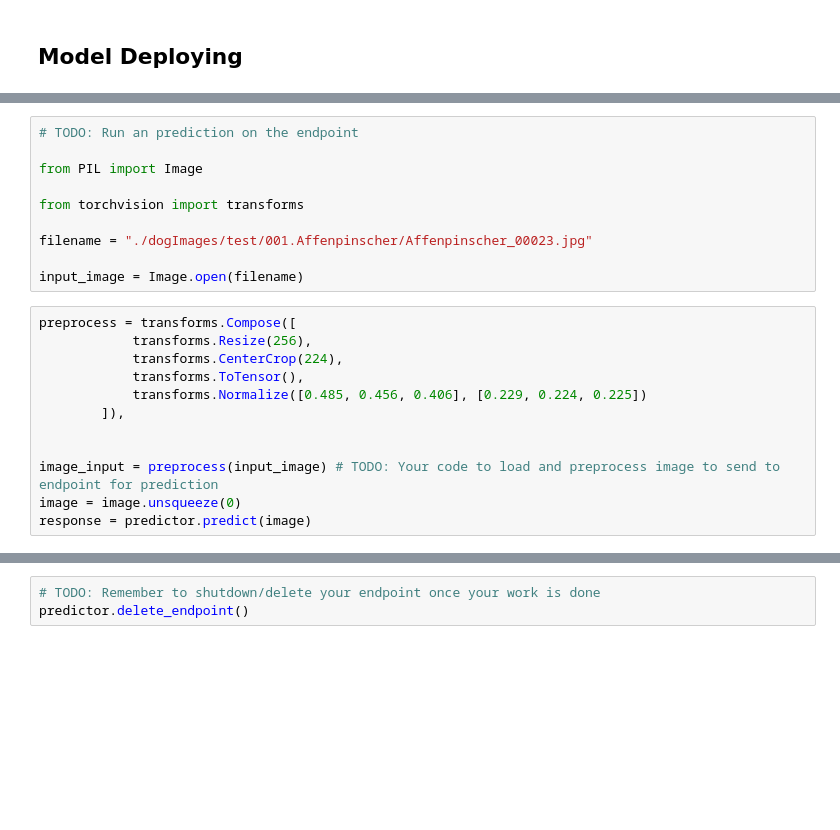
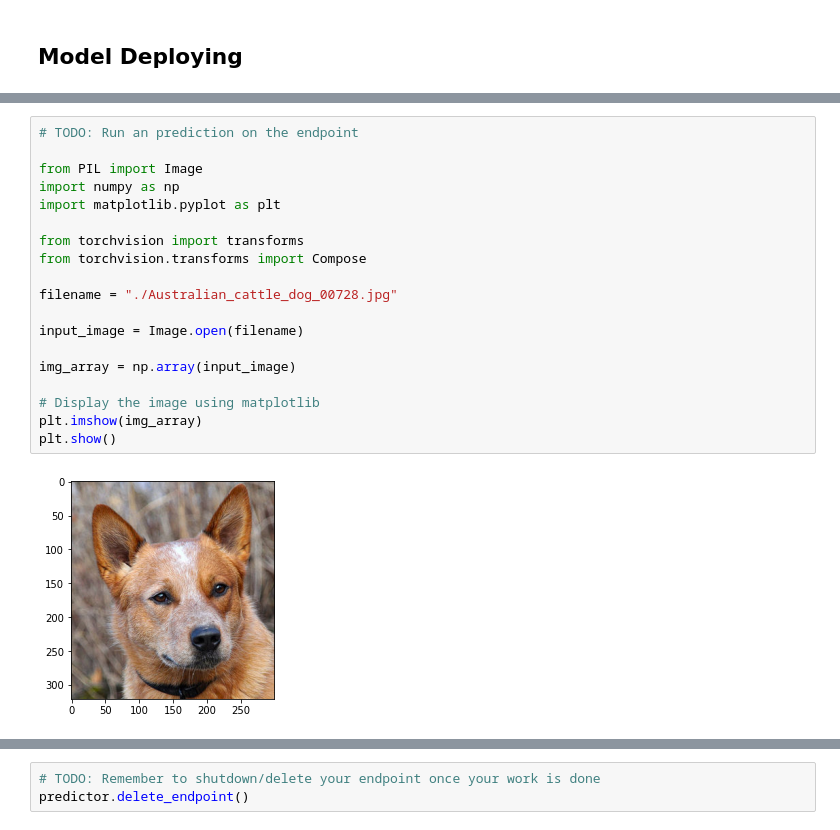
Before and after one commit to callmesora/Sagemaker-Profiler-Debugger-with-Custom-Models, a Jupyter notebook: train_and_deploy.ipynb, the cells around one changed output, grey strips where cells are left out. Drawn from its saved outputs; the diff is of its cells as text; blank space fills up the shorter version.

```diff
--- a/train_and_deploy.ipynb
+++ b/train_and_deploy.ipynb
@@ -504,22 +602,21 @@ predictor=estimator.deploy(initial_instance_count=1, instance_type="ml.t2.medium
 # %%
 # TODO: Run an prediction on the endpoint
 
 from PIL import Image
+import numpy as np
+import matplotlib.pyplot as plt
 
 from torchvision import transforms
+from torchvision.transforms import Compose
 
-filename = "./dogImages/test/001.Affenpinscher/Affenpinscher_00023.jpg"
+filename = "./Australian_cattle_dog_00728.jpg"
 
 input_image = Image.open(filename)
+
+img_array = np.array(input_image)
+
+# Display the image using matplotlib
+plt.imshow(img_array)
+plt.show()
+# %% [output]
+[figure, added]
-# %%
-preprocess = transforms.Compose([
-            transforms.Resize(256),
-            transforms.CenterCrop(224),
-            transforms.ToTensor(),
-            transforms.Normalize([0.485, 0.456, 0.406], [0.229, 0.224, 0.225])
-        ]),
-
-
-image_input = preprocess(input_image) # TODO: Your code to load and preprocess image to send to endpoint for prediction
-image = image.unsqueeze(0)
-response = predictor.predict(image)
```
Also changed, not shown: parts of 23 cells of this notebook, 3 other files.
